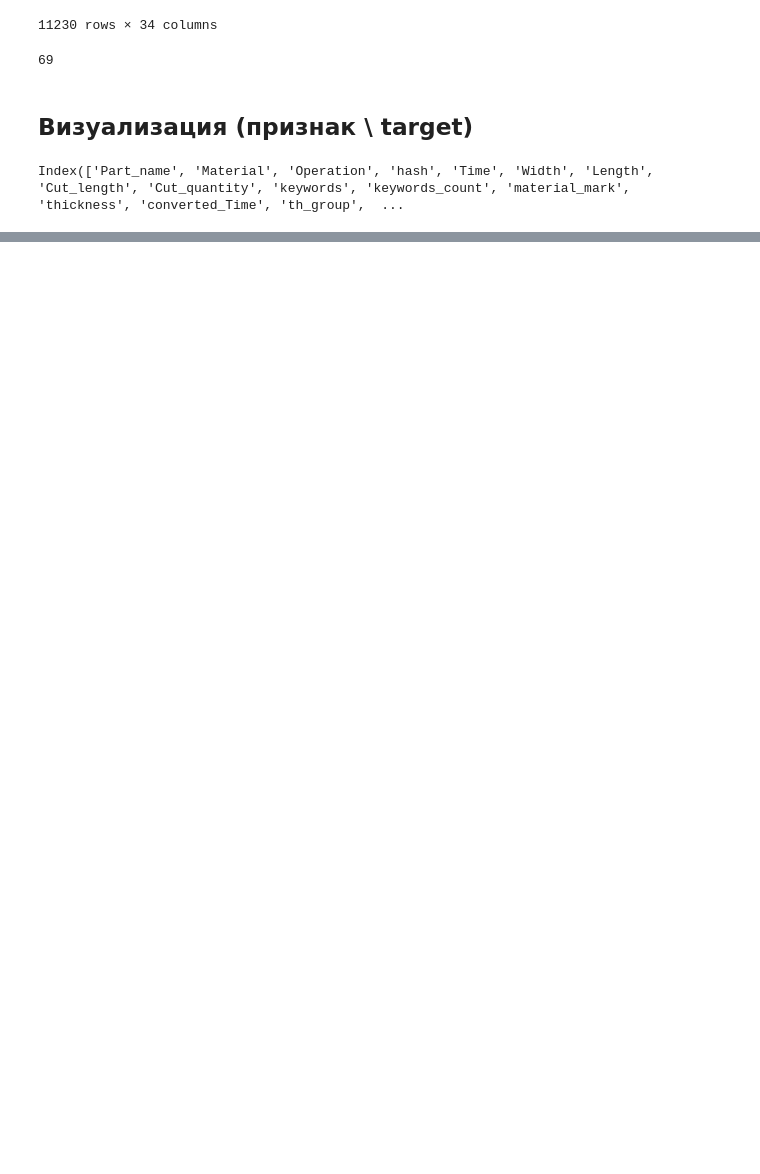
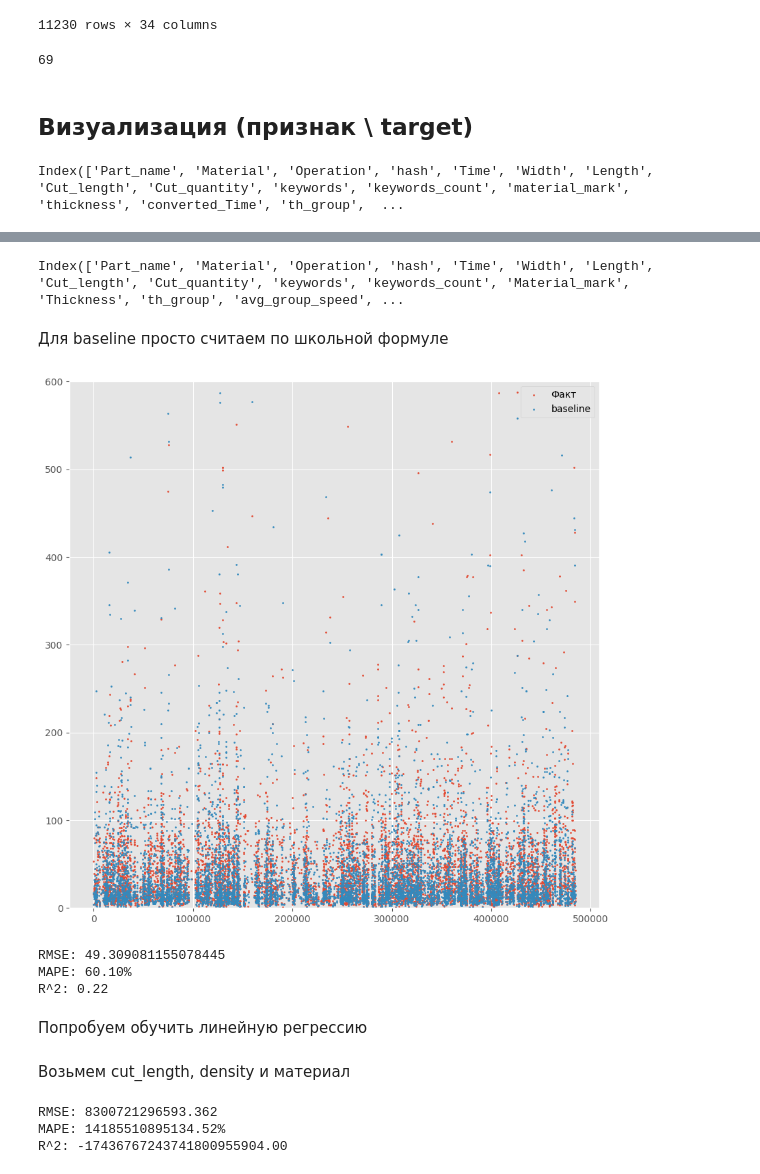
Before and after one commit to MikhailBuimov/laser_cutting, a Jupyter notebook: notebooks/laser_cutting.ipynb, the cells around one changed output, grey strips where cells are left out. Cells and saved outputs as stored; diff of their text form; code cells hidden in the pictures; blank space fills up the shorter version.

```diff
--- a/notebooks/laser_cutting.ipynb
+++ b/notebooks/laser_cutting.ipynb
@@ -1341,0 +1742,19 @@ plt.show()
+# %%
+exp1.columns
+# %% [output]
+Index(['Part_name', 'Material', 'Operation', 'hash', 'Time', 'Width', 'Length', 'Cut_length', 'Cut_quantity', 'keywords', 'keywords_count', 'Material_mark', 'Thickness', 'th_group', 'avg_group_speed', ...
+# %%
+to_drop=['Part_name', 'Material', 'Operation', 'hash', 'keywords','Material_mark', 'th_group']
+exp1.drop(to_drop, inplace=True, axis=1)
+# %%
+X = exp1.drop('Time', axis=1)
+y = exp1['Time']
+
+exp1_X_train, exp1_X_temp, exp1_y_train, exp1_y_temp = train_test_split(
+    X, y, test_size=0.4, random_state=42)
+exp1_X_val, exp1_X_test, exp1_y_val, exp1_y_test = train_test_split(
+    X, y, test_size=0.5, random_state=42)
+# %%
+compare = exp1_X_test.copy()
+compare['base_y_pred'] = compare['Cut_length'] / compare['avg_group_speed']
+compare = compare.join(exp1_y_test)
@@ -1341,0 +1769,34 @@ plt.show()
+# %% [markdown]
+Для baseline просто считаем по школьной формуле
+# %%
+sorted_compare = compare.sort_index()
+# %%
+fig, ax = plt.subplots(figsize=(10,10))
+ax.scatter(sorted_compare.index, sorted_compare['Time'], label = 'Факт', s=2)
+ax.scatter(sorted_compare.index, sorted_compare['base_y_pred'], label = 'baseline', s=2)
+ax.legend()
+ax.set_ylim([0,600]);
+# %% [output]
+[figure, added]
+# %%
+actual_values = compare['Time']
+predicted_values = compare['base_y_pred']
+
+# Вычисление RMSE
+rmse = np.sqrt(mean_squared_error(actual_values, predicted_values))
+print(f"RMSE: {rmse}")
+
+# Вычисление MAPE
+mape = mean_absolute_percentage_error(actual_values, predicted_values)
+print(f"MAPE: {mape * 100:.2f}%")
+
+r2 = r2_score(actual_values, predicted_values)
+print(f"R^2: {r2:.2f}")
+# %% [output]
+RMSE: 49.309081155078445
+MAPE: 60.10%
+R^2: 0.22
+# %% [markdown]
+Попробуем обучить линейную регрессию
+# %% [markdown]
+Возьмем cut_length, density и материал
@@ -1341,0 +1815,15 @@ plt.show()
+# %%
+# Вычисление RMSE
+rmse = np.sqrt(mean_squared_error(exp1_y_val, y_linear_exp1_predict))
+print(f"RMSE: {rmse}")
+
+# Вычисление MAPE
+mape = mean_absolute_percentage_error(exp1_y_val, y_linear_exp1_predict)
+print(f"MAPE: {mape * 100:.2f}%")
+
+r2 = r2_score(exp1_y_val, y_linear_exp1_predict)
+print(f"R^2: {r2:.2f}")
+# %% [output]
+RMSE: 8300721296593.362
+MAPE: 14185510895134.52%
+R^2: -17436767243741800955904.00
```
Also changed, not shown: parts of 76 cells of this notebook.
